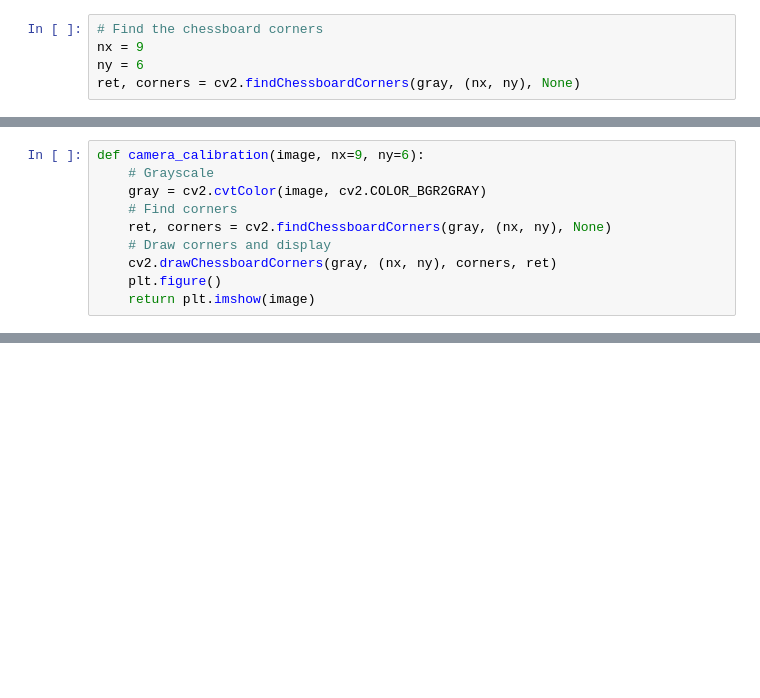
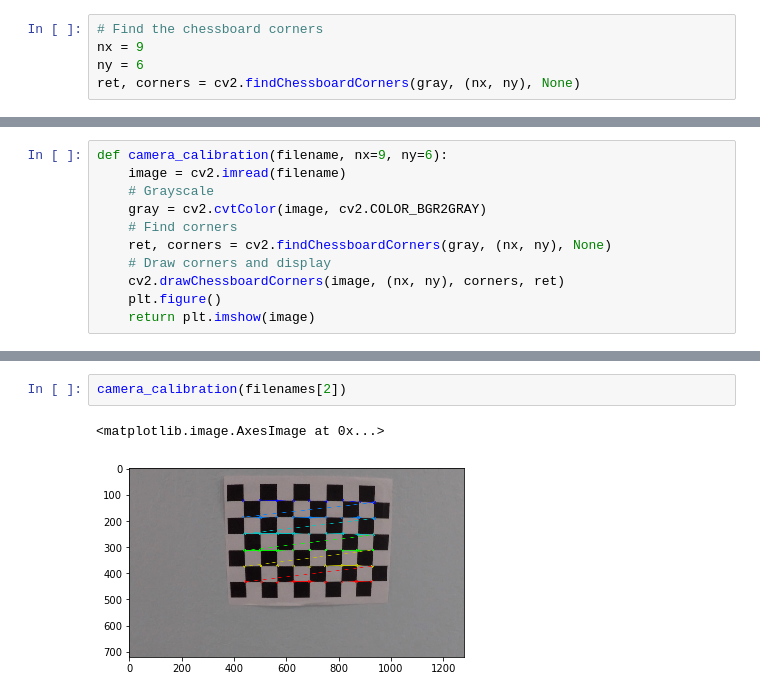
Before and after one commit to Rxmeez/SDCND-1-AdvanceLaneFinding, a Jupyter notebook: AdvanceLaneLines.ipynb, the cells around one changed output, grey strips where cells are left out. Cells and saved outputs as stored; diff of their text form; blank space fills up the shorter version.

```diff
--- a/AdvanceLaneLines.ipynb
+++ b/AdvanceLaneLines.ipynb
@@ -44,10 +44,11 @@ if ret == True:
 # %%
-def camera_calibration(image, nx=9, ny=6):
+def camera_calibration(filename, nx=9, ny=6):
+    image = cv2.imread(filename)
     # Grayscale
     gray = cv2.cvtColor(image, cv2.COLOR_BGR2GRAY)
     # Find corners
     ret, corners = cv2.findChessboardCorners(gray, (nx, ny), None)
     # Draw corners and display
-    cv2.drawChessboardCorners(gray, (nx, ny), corners, ret)
+    cv2.drawChessboardCorners(image, (nx, ny), corners, ret)
     plt.figure()
     return plt.imshow(image)
@@ -70,0 +55,5 @@ for i in range(len(images)):
+# %%
+camera_calibration(filenames[2])
+# %% [output]
+<matplotlib.image.AxesImage at 0x...>
+[figure, added]
```
Also changed, not shown: parts of 4 cells of this notebook.
